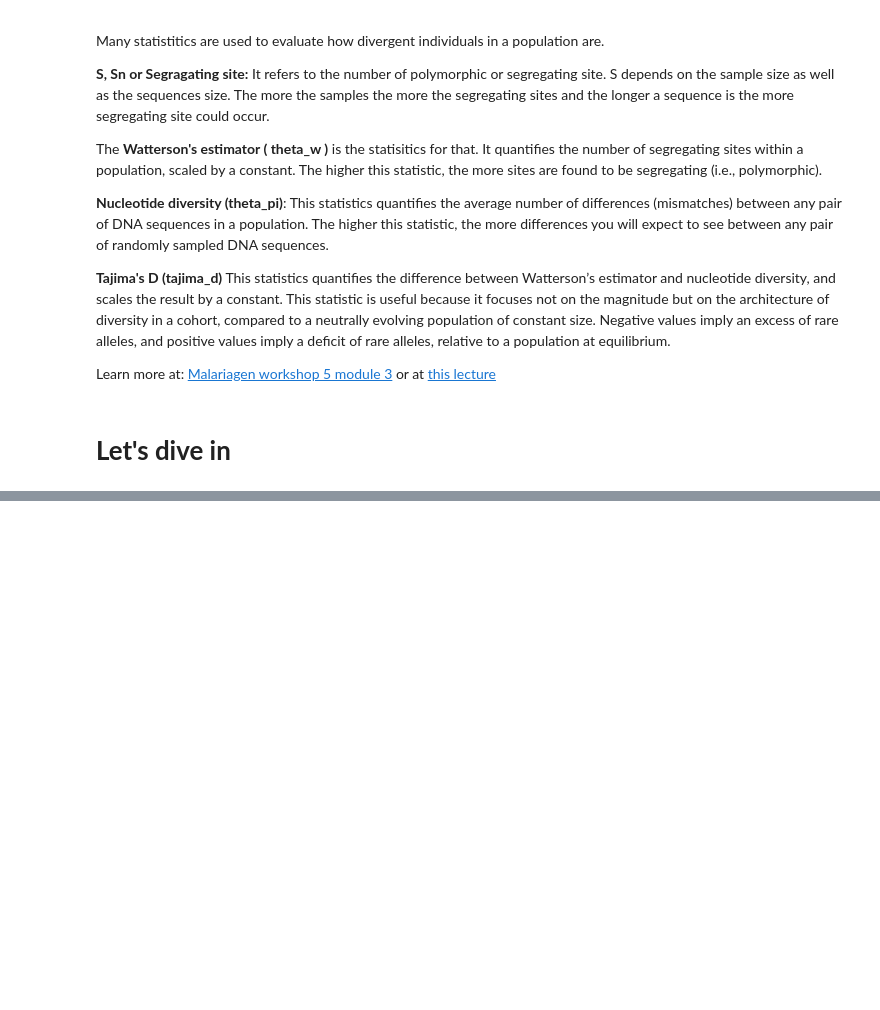
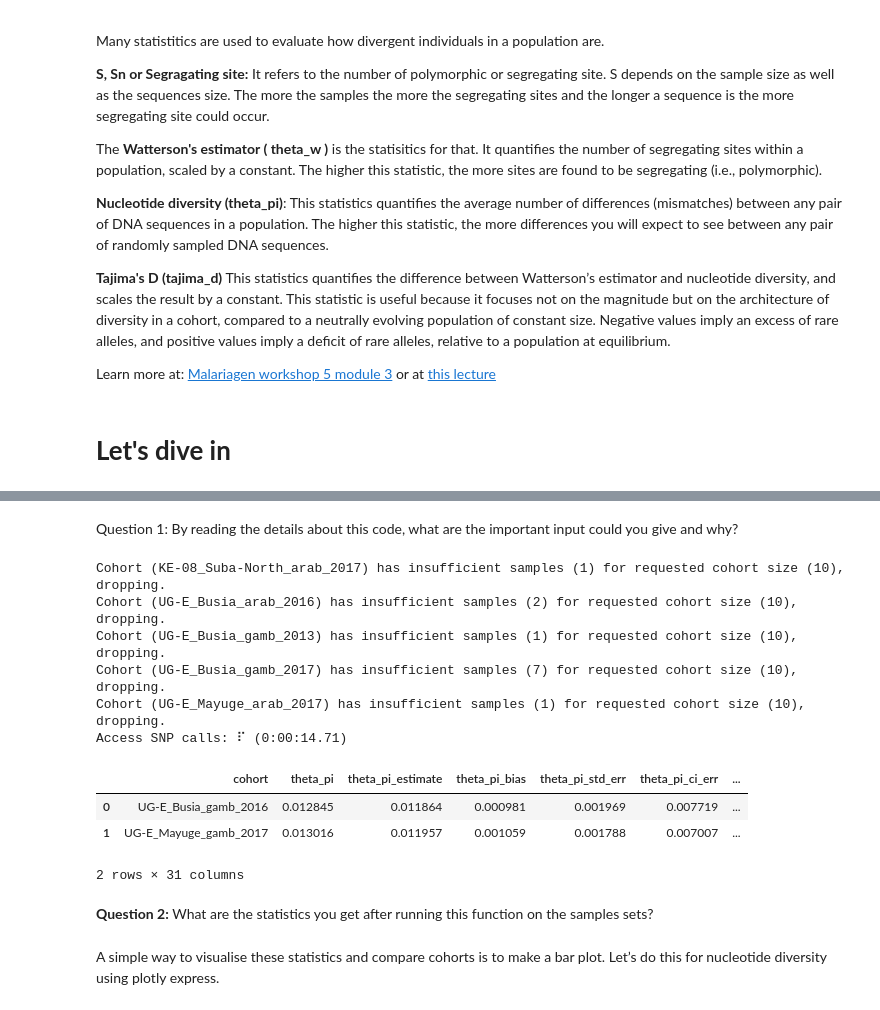
Before and after one commit to dany-gaga/MaMoDAfrica_Course, a Jupyter notebook: Genetic_Diversity.ipynb, the cells around one changed output, grey strips where cells are left out. Cells and saved outputs as stored; diff of their text form; code cells hidden in the pictures; blank space fills up the shorter version.

```diff
--- a/Genetic_Diversity.ipynb
+++ b/Genetic_Diversity.ipynb
@@ -87,0 +152,28 @@ Learn more at: [Malariagen workshop 5 module 3](https://anopheles-genomic-survei
+# %% [markdown]
+Question 1: By reading the details about this code, what are the important input could you give and why?
+# %%
+# let's use the reion of the ace-1 gene
+df_stats_ug_admin2_year = ag3.diversity_stats(
+    sample_sets="1178-VO-UG-LAWNICZAK-VMF00025",
+    cohorts="cohort_admin2_year",
+    cohort_size=10,
+    region="2R:3,483,099-3,497,400",
+    site_mask="gamb_colu_arab",
+    site_class="CDS_DEG_4",
+)
+df_stats_ug_admin2_year
+# %% [output]
+Cohort (KE-08_Suba-North_arab_2017) has insufficient samples (1) for requested cohort size (10), dropping.
+Cohort (UG-E_Busia_arab_2016) has insufficient samples (2) for requested cohort size (10), dropping.
+Cohort (UG-E_Busia_gamb_2013) has insufficient samples (1) for requested cohort size (10), dropping.
+Cohort (UG-E_Busia_gamb_2017) has insufficient samples (7) for requested cohort size (10), dropping.
+Cohort (UG-E_Mayuge_arab_2017) has insufficient samples (1) for requested cohort size (10), dropping.
+Access SNP calls: ⠏ (0:00:14.71)
+|  | cohort | theta_pi | theta_pi_estimate | theta_pi_bias | theta_pi_std_err | theta_pi_ci_err | ... |
+| 0 | UG-E_Busia_gamb_2016 | 0.012845 | 0.011864 | 0.000981 | 0.001969 | 0.007719 | ... |
+| 1 | UG-E_Mayuge_gamb_2017 | 0.013016 | 0.011957 | 0.001059 | 0.001788 | 0.007007 | ... |
+2 rows × 31 columns
+# %% [markdown]
+**Question 2:** What are the statistics you get after running this function on the samples sets?
+# %% [markdown]
+A simple way to visualise these statistics and compare cohorts is to make a bar plot. Let’s do this for nucleotide diversity using plotly express.
```
Also changed, not shown: parts of 14 cells of this notebook.
